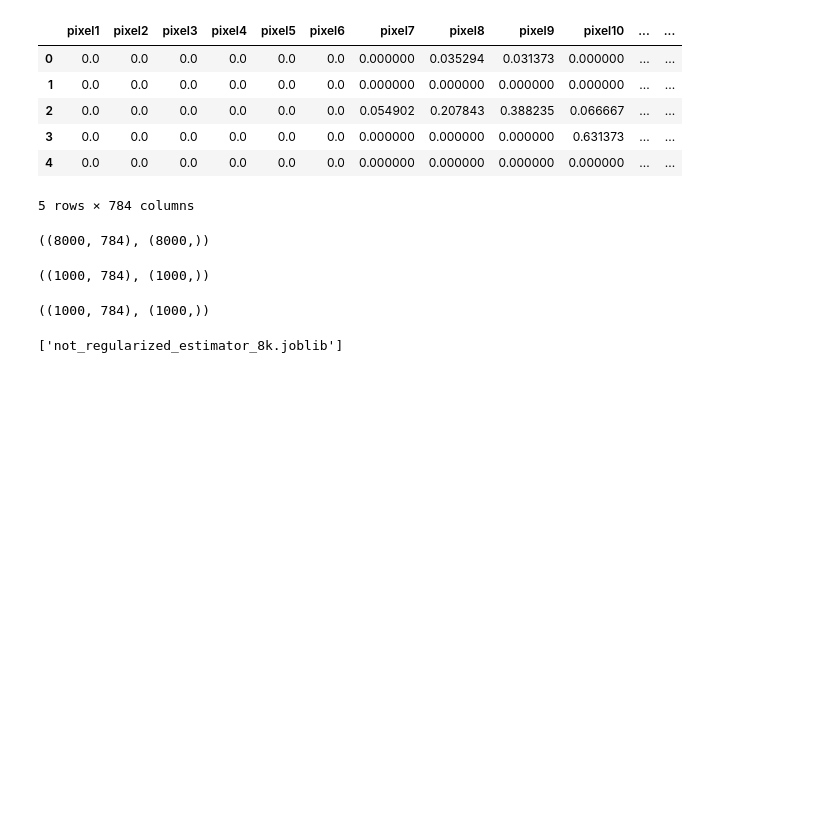
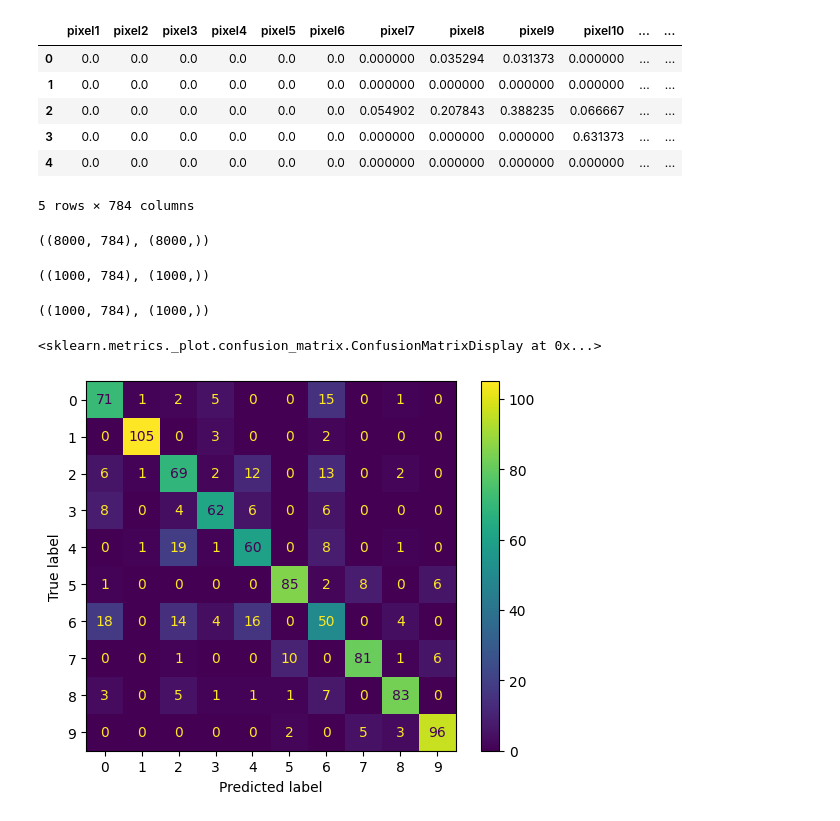
Before and after one commit to jjordanoc/lab2-ml, a Jupyter notebook: lab2_ml.ipynb, the cells around one changed output. Saved outputs shown, nothing was run; the diff lists cells and outputs as text; code cells hidden in the pictures; blank space fills up the shorter version.

```diff
--- a/lab2_ml.ipynb
+++ b/lab2_ml.ipynb
@@ -9,5 +11,5 @@ from sklearn.metrics import accuracy_score, confusion_matrix
 # %%
-df = pd.read_csv("fashion-mnist_test.csv")
+df = cudf.read_csv("fashion-mnist_test.csv")
 # %%
 df.head()
 # %% [output]
@@ -36,8 +38,8 @@ label_type = {
     9: "Ankle boot"
 }
 # %%
-not_regularized_model = LogisticRegression(solver="sag", penalty=None, max_iter=10000)
-l2_regularized_model = LogisticRegression(solver="sag", penalty='l2',  max_iter=10000)
+not_regularized_model = LogisticRegression(solver="qn", penalty='none', max_iter=10000)
+l2_regularized_model = LogisticRegression(solver="qn", penalty='l2',  max_iter=10000)
 # %%
 X = df[df.columns[1:]]
 Y = df['label']
@@ -80,7 +82,3 @@ X_test.shape, Y_test.shape
 ((1000, 784), (1000,))
 # %%
 not_regularized_estimator = not_regularized_model.fit(X_train, Y_train)
-# %%
-dump(not_regularized_estimator, "not_regularized_estimator_8k.joblib")
-# %% [output]
-['not_regularized_estimator_8k.joblib']
@@ -86,0 +87,8 @@ dump(not_regularized_estimator, "not_regularized_estimator_8k.joblib")
+# %%
+Y_pred = not_regularized_estimator.predict(X_validate)
+cm = confusion_matrix(Y_validate, Y_pred).get()
+cm_display = ConfusionMatrixDisplay(confusion_matrix=cm, display_labels=label_type.keys())
+cm_display.plot()
+# %% [output]
+<sklearn.metrics._plot.confusion_matrix.ConfusionMatrixDisplay at 0x...>
+[figure, added]
```
Also changed, not shown: parts of 3 cells of this notebook, 4 other files.
